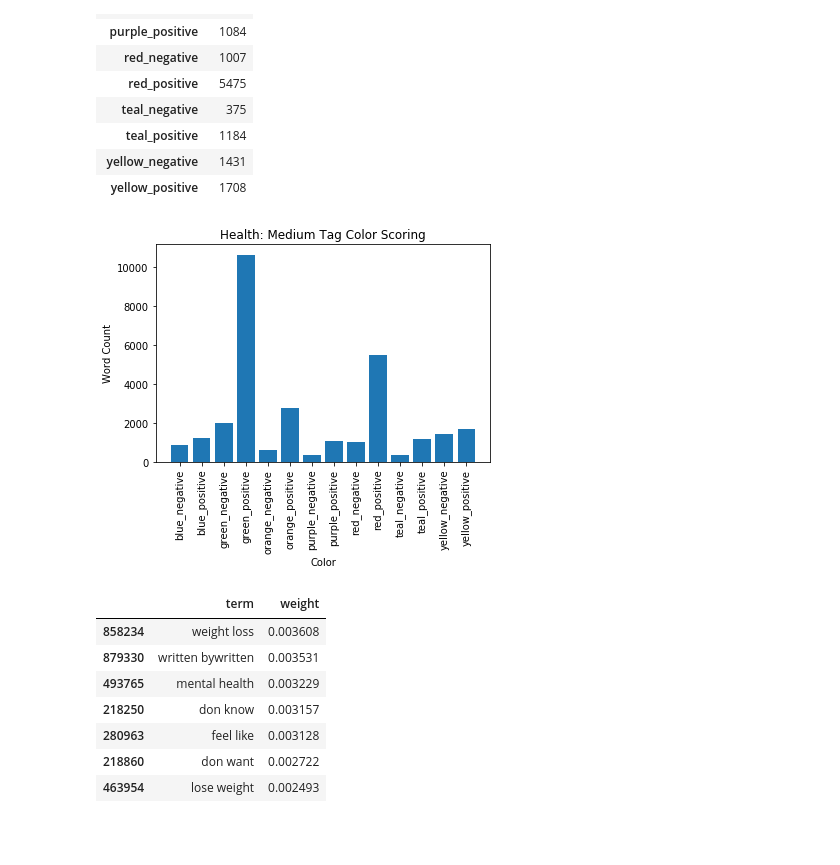
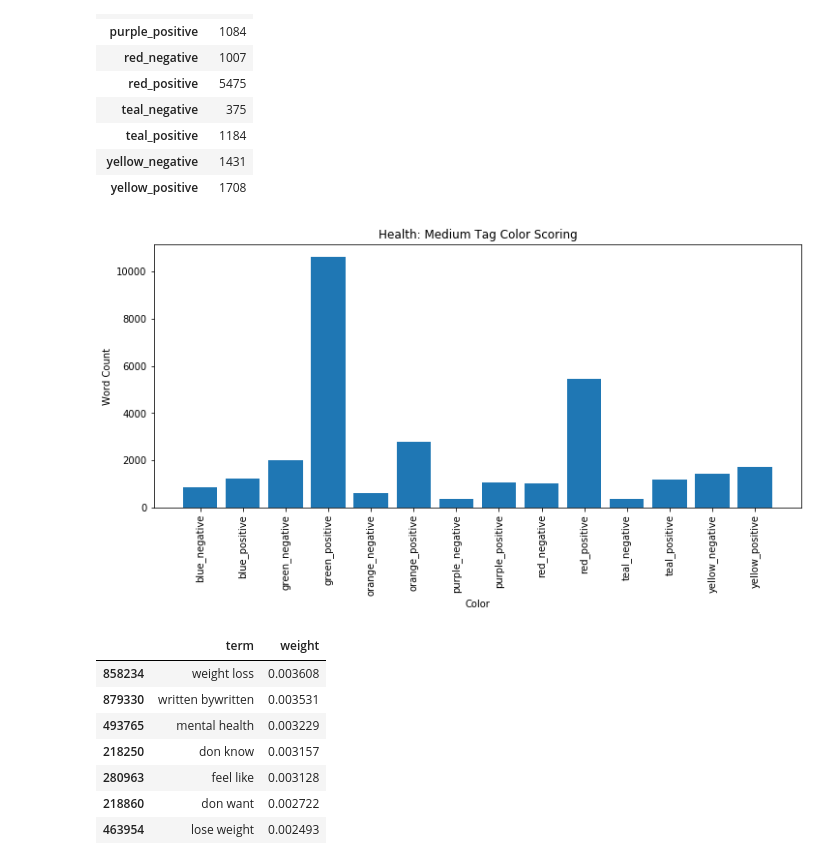
Before and after one commit to gitw3ll/content_recommendation_engine, a Jupyter notebook: text-analysis/medium_tag_scoring.ipynb, the cells around one changed output. Cells and saved outputs as stored; diff of their text form; code cells hidden in the pictures; blank space fills up the shorter version.

Commit message:
Tag Scoring Graph Sizing

```diff
--- a/text-analysis/medium_tag_scoring.ipynb
+++ b/text-analysis/medium_tag_scoring.ipynb
@@ -101,14 +101,15 @@ data_count
 | yellow_positive | 1708 |
 # %%
 # Plot word count by color
-plt.bar(data_count.index, data_count['count'])
-plt.xticks(rotation=90)
-plt.title('Health: Medium Tag Color Scoring')
-plt.xlabel('Color')
-plt.ylabel('Word Count')
+fig, ax = plt.subplots(figsize=(12,5))
+ax.bar(data_count.index, data_count['count'])
+ax.tick_params(axis='x', rotation=90)
+ax.set_title('Health: Medium Tag Color Scoring')
+ax.set_xlabel('Color')
+ax.set_ylabel('Word Count')
 plt.show()
 # %% [output]
-[figure, old version]
+[figure, new version]
 # %%
 # Find two-w
 from sklearn.feature_extraction.text import TfidfTransformer
```
